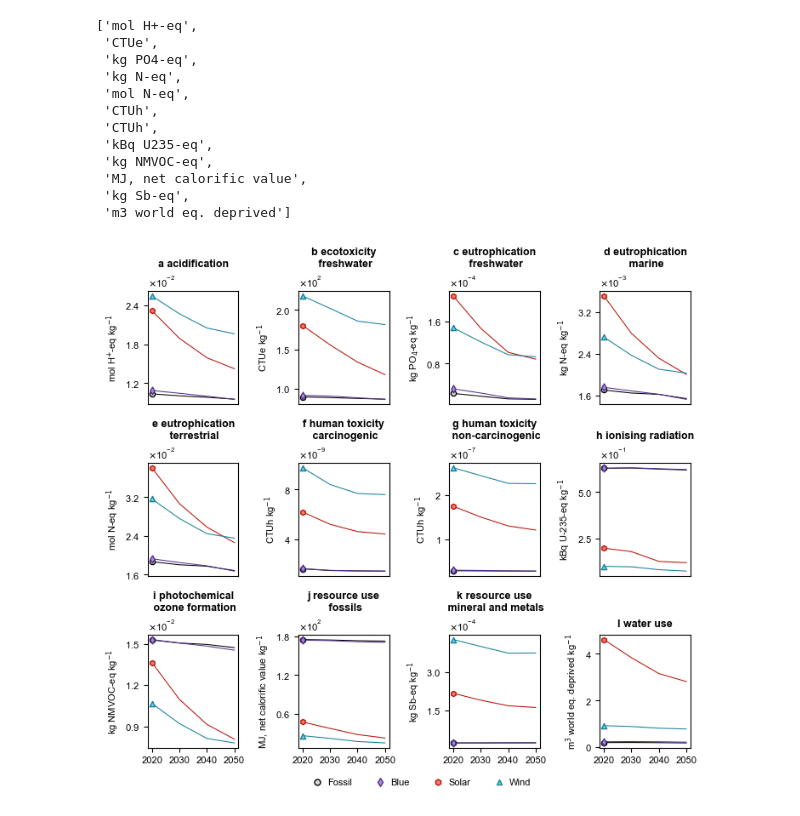
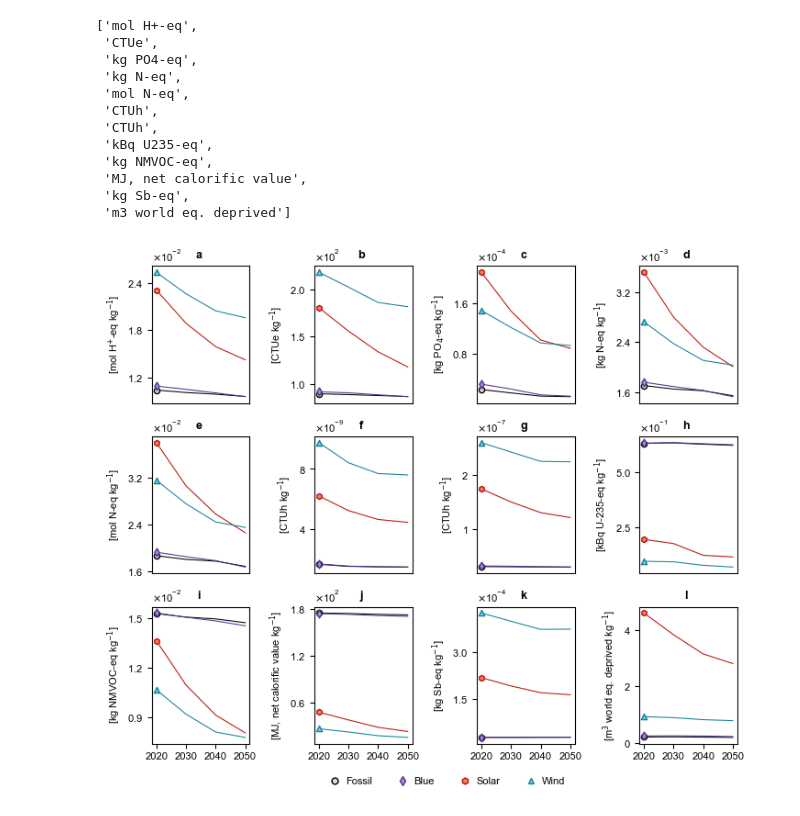
Before and after one commit to abhix2704/Prospective-LCA, a Jupyter notebook: Code/burdenShiftingMainPlots.ipynb, the cells around one changed output. Saved outputs shown, nothing was run; the diff lists cells and outputs as text; code cells hidden in the pictures.

Commit message:
new burden shifting plots

```diff
--- a/Code/burdenShiftingMainPlots.ipynb
+++ b/Code/burdenShiftingMainPlots.ipynb
@@ -779,12 +779,12 @@ units = ['mol H$^\mathrm{+}$-eq', 'CTUe', 'kg PO$_\mathrm{4}$-eq',
          'CTUh', 'kBq U-235-eq', 'kg NMVOC-eq',
          'MJ, net calorific value', 'kg Sb-eq', 'm$^\mathrm{3}$ world eq. deprived']
 for i in range(0, len(units)):
-    units[i] = units[i] + ' kg$^\mathrm{-1}$'
+    units[i] = '[' + units[i] + ' kg$^\mathrm{-1}$]'
 # %%
 years = ['2020', '2030', '2040', '2050']
 alphabets = ['a ', 'b ', 'c ', 'd ', 'e ', 'f ', 'g ', 'h ', 'i ', 'j ', 'k ', 'l ']
 # %%
-fig, ax = plt.subplots(3, 4, figsize = (fig_length[2], fig_height*0.65))
+fig, ax = plt.subplots(3, 4, figsize = (fig_length[2], fig_height*0.6))
 
 for i in range(0, len(impactCategories)):
 
@@ -815,56 +815,56 @@ for i in range(0, len(impactCategories)):
                               marker = '^', facecolor = '#6DD2EA', edgecolors = '#167F99', zorder = 1)
 
 
-    ax[i // 4, i % 4].set_title(alphabets[i] + impactCategories[i], fontweight = 'bold', fontsize = fontsize_title)
-    if impactCategories[i] == 'ecotoxicity freshwater':
-        ax[i // 4, i % 4].set_title(alphabets[i] + 'ecotoxicity\n freshwater', fontweight = 'bold', fontsize = fontsize_title)
-    if impactCategories[i] == 'eutrophication freshwater':
-        ax[i // 4, i % 4].set_title(alphabets[i] + 'eutrophication\n freshwater', fontweight = 'bold', fontsize = fontsize_title)
-    if impactCategories[i] == 'eutrophication marine':
-        ax[i // 4, i % 4].set_title(alphabets[i] + 'eutrophication\n marine', fontweight = 'bold', fontsize = fontsize_title)
-    if impactCategories[i] == 'eutrophication terrestrial':
-        ax[i // 4, i % 4].set_title(alphabets[i] + 'eutrophication\n terrestrial', fontweight = 'bold', fontsize = fontsize_title)
-    if impactCategories[i] == 'resource use fossils':
-        ax[i // 4, i % 4].set_title(alphabets[i] + 'resource use\n fossils', fontweight = 'bold', fontsize = fontsize_title)
-    if impactCategories[i] == 'human toxicity carcinogenic':
-        ax[i // 4, i % 4].set_title(alphabets[i] + 'human toxicity\n carcinogenic', fontweight = 'bold', fontsize = fontsize_title)
-    if impactCategories[i] == 'human toxicity non-carcinogenic':
-        ax[i // 4, i % 4].set_title(alphabets[i] + 'human toxicity\n non-carcinogenic', fontweight = 'bold', fontsize = fontsize_title)
-    if impactCategories[i] == 'photochemical ozone formation':
-        ax[i // 4, i % 4].set_title(alphabets[i] + 'photochemical\n ozone formation', fontweight = 'bold', fontsize = fontsize_title)
-    if impactCategories[i] == 'resource use mineral and metals':
-        ax[i // 4, i % 4].set_title(alphabets[i] + 'resource use\n mineral and metals', fontweight = 'bold', fontsize = fontsize_title)
+    ax[i // 4, i % 4].set_title(alphabets[i], fontweight = 'bold', fontsize = fontsize_title)
+    # if impactCategories[i] == 'ecotoxicity freshwater':
+    #     ax[i // 4, i % 4].set_title(alphabets[i] + 'ecotoxicity\n freshwater', fontweight = 'bold', fontsize = fontsize_title)
+    # if impactCategories[i] == 'eutrophication freshwater':
+    #     ax[i // 4, i % 4].set_title(alphabets[i] + 'eutrophication\n freshwater', fontweight = 'bold', fontsize = fontsize_title)
+    # if impactCategories[i] == 'eutrophication marine':
+    #     ax[i // 4, i % 4].set_title(alphabets[i] + 'eutrophication\n marine', fontweight = 'bold', fontsize = fontsize_title)
+    # if impactCategories[i] == 'eutrophication terrestrial':
+    #     ax[i // 4, i % 4].set_title(alphabets[i] + 'eutrophication\n terrestrial', fontweight = 'bold', fontsize = fontsize_title)
+    # if impactCategories[i] == 'resource use fossils':
+    #     ax[i // 4, i % 4].set_title(alphabets[i] + 'resource use\n fossils', fontweight = 'bold', fontsize = fontsize_title)
+    # if impactCategories[i] == 'human toxicity carcinogenic':
+    #     ax[i // 4, i % 4].set_title(alphabets[i] + 'human toxicity\n carcinogenic', fontweight = 'bold', fontsize = fontsize_title)
+    # if impactCategories[i] == 'human toxicity non-carcinogenic':
+    #     ax[i // 4, i % 4].set_title(alphabets[i] + 'human toxicity\n non-carcinogenic', fontweight = 'bold', fontsize = fontsize_title)
+    # if impactCategories[i] == 'photochemical ozone formation':
+    #     ax[i // 4, i % 4].set_title(alphabets[i] + 'photochemical\n ozone formation', fontweight = 'bold', fontsize = fontsize_title)
+    # if impactCategories[i] == 'resource use mineral and metals':
+    #     ax[i // 4, i % 4].set_title(alphabets[i] + 'resource use\n mineral and metals', fontweight = 'bold', fontsize = fontsize_title)
 
     ax[i // 4, i % 4].yaxis.set_major_locator(MaxNLocator(nbins = 3))
     ax[i // 4, i % 4].set_ylabel(units[i])
     ax[i // 4, i % 4].yaxis.set_major_formatter(ticker.ScalarFormatter(useMathText = True))
     ax[i // 4, i % 4].ticklabel_format(axis = 'y', style = 'sci', scilimits = (0, 0))
 
 for i in range(0, 4):
     for j in range(0, 4):
         if i < 2:
             ax[i, j].set_xticks([])
 
 legend_elements2 = [Line2D([0], [0], marker = 'o', color = "none",
                                              markerfacecolor ='#d8d8d8', markeredgecolor = "black",
                                              label = 'Fossil', markersize = 5),
                    Line2D([0], [0], marker = 'd', color = "none",
                                              markerfacecolor ='#A78DD8', markeredgecolor = "#52318E",
                                              label = 'Blue', markersize = 5),
                    Line2D([0], [0], marker = 'h', color = "none",
                                              markerfacecolor ='#FB7B71', markeredgecolor = "#B71205",
                                              label = 'Solar', markersize = 5),
                    Line2D([0], [0], marker = '^', color = "none",
                                              markerfacecolor ='#6DD2EA', markeredgecolor = "#167F99",
                                              label = 'Wind', markersize = 5),]
 
 legend1 = fig.legend(handles = legend_elements2, frameon = False, loc = "upper center", ncol = 4,
           prop={"size":8}, bbox_to_anchor=(0.53, 0.01), handletextpad = 0.1)
 
 plotPathPNG = os.path.join('..', 'Plots', 'Phase 2', 'Burden shifting', 'Hydrogen all absolute image SSP2 GLO.png')
 plotPathSVG = os.path.join('..', 'Plots', 'Phase 2', 'Burden shifting', 'Hydrogen all absolute image SSP2 GLO.svg')
 plt.savefig(plotPathPNG, dpi = 600, format = 'png', bbox_inches = 'tight', facecolor = 'w')
 plt.savefig(plotPathSVG, dpi = 600, format = 'svg', bbox_inches = 'tight', facecolor = 'w')
 # %% [output]
-[figure, old version]
+[figure, new version]
 # %%
```
Also changed, not shown: parts of 2 cells of this notebook, 10 other files.
